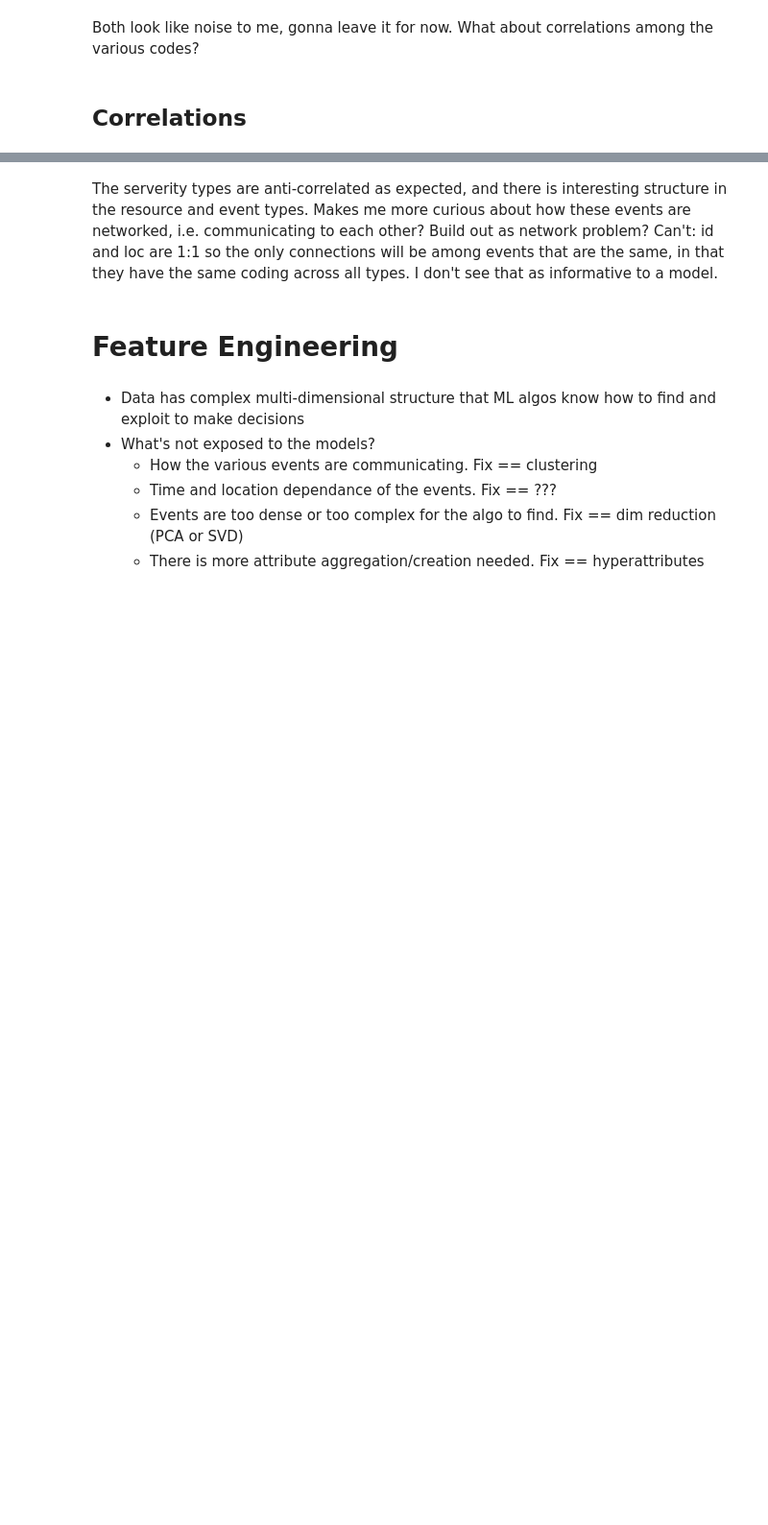
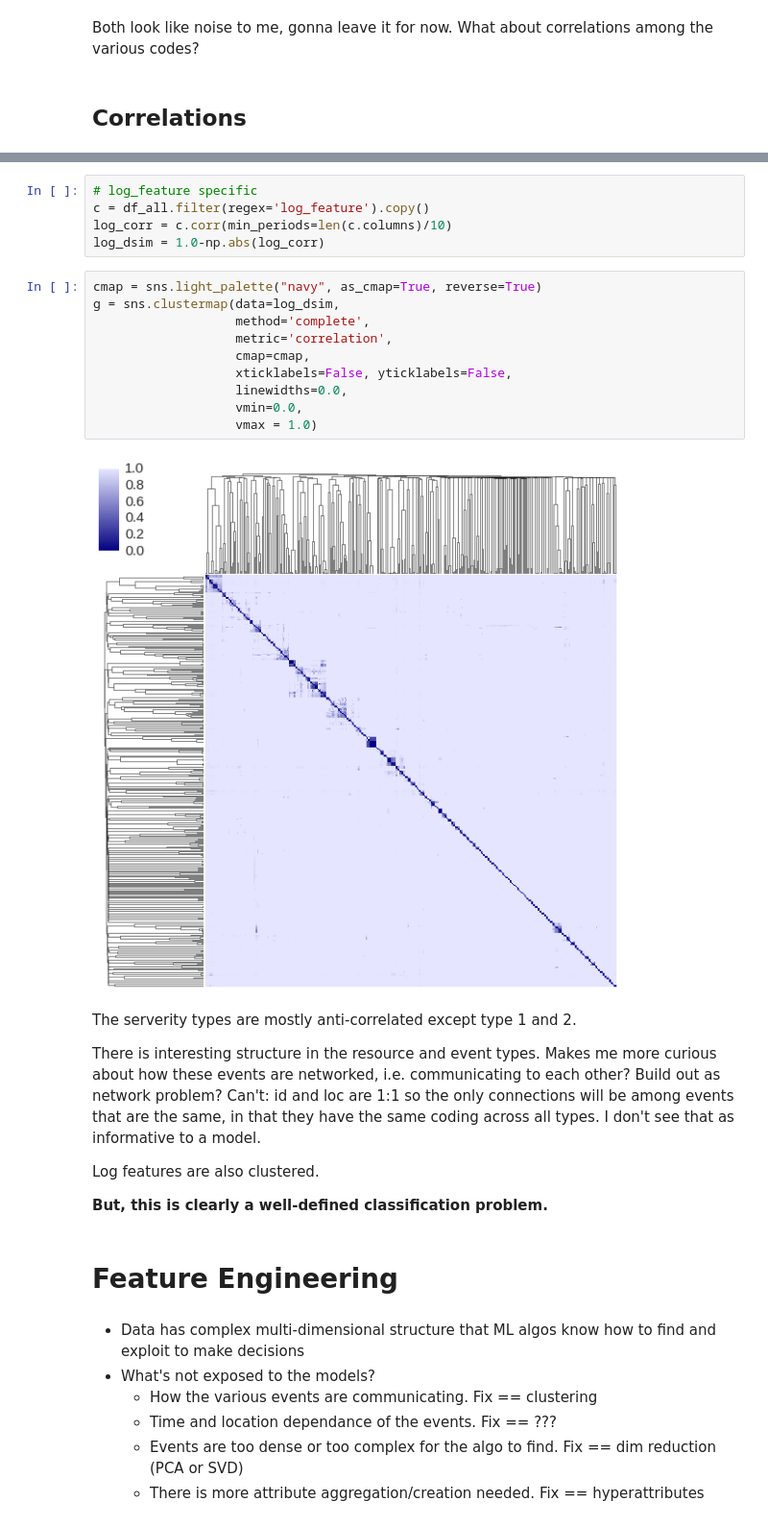
Before and after one commit to abiraja2004/ml_fun, a Jupyter notebook: telstra/notes.ipynb, the cells around one changed output, grey strips where cells are left out. Shown at 96% size. Drawn from its saved outputs; the diff is of its cells as text; blank space fills up the shorter version.

```diff
--- a/telstra/notes.ipynb
+++ b/telstra/notes.ipynb
@@ -377,5 +411,28 @@ for b in a:
+# %%
+# log_feature specific
+c = df_all.filter(regex='log_feature').copy()
+log_corr = c.corr(min_periods=len(c.columns)/10)
+log_dsim = 1.0-np.abs(log_corr)
+# %%
+cmap = sns.light_palette("navy", as_cmap=True, reverse=True)
+g = sns.clustermap(data=log_dsim,
+                   method='complete',
+                   metric='correlation',
+                   cmap=cmap,
+                   xticklabels=False, yticklabels=False,
+                   linewidths=0.0,
+                   vmin=0.0,
+                   vmax = 1.0)
+# %% [output]
+[figure, added]
 # %% [markdown]
-The serverity types are anti-correlated as expected, and there is interesting structure in the resource and event types. Makes me more curious about how these events are networked, i.e. communicating to each other? Build out as network problem? Can't: id and loc are 1:1 so the only connections will be among events that are the same, in that they have the same coding across all types. I don't see that as informative to a model.
+The serverity types are mostly anti-correlated except type 1 and 2.
+
+There is interesting structure in the resource and event types. Makes me more curious about how these events are networked, i.e. communicating to each other? Build out as network problem? Can't: id and loc are 1:1 so the only connections will be among events that are the same, in that they have the same coding across all types. I don't see that as informative to a model.
+
+Log features are also clustered.
+
+**But, this is clearly a well-defined classification problem.**
 # %% [markdown]
 # Feature Engineering
 # %% [markdown]
```
Also changed, not shown: parts of 17 cells of this notebook.
